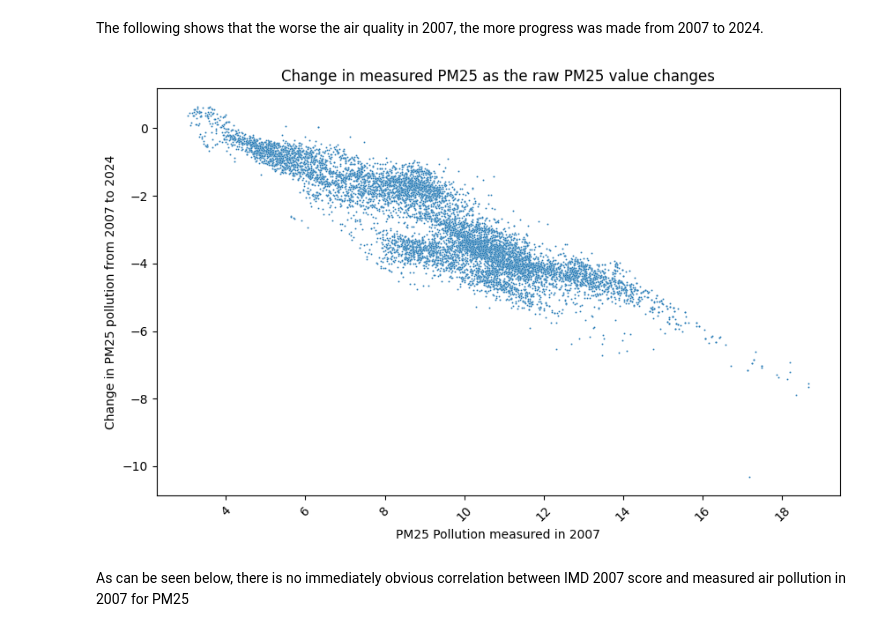
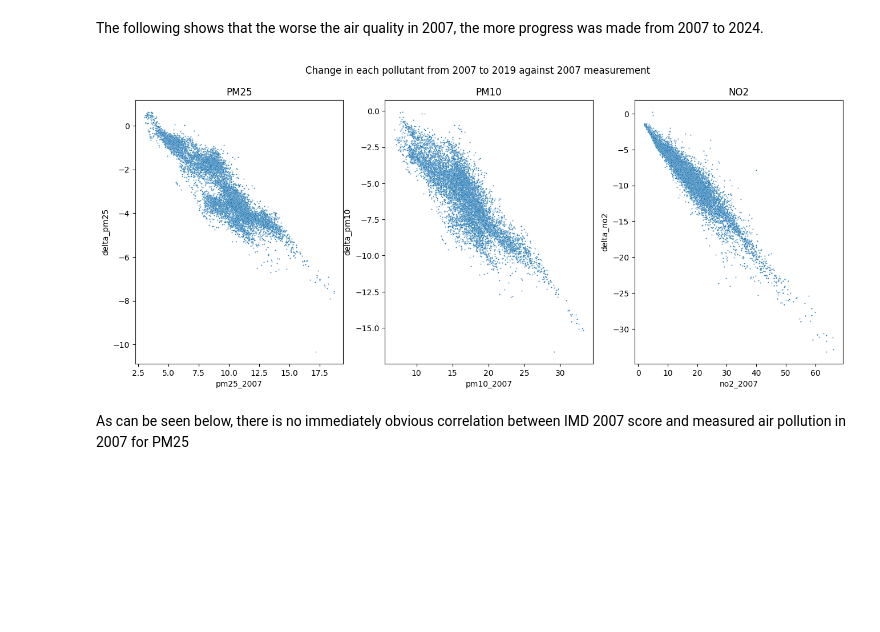
Before and after one commit to archie955/Environmental_Analysis, a Jupyter notebook: analysis.ipynb, the cells around one changed output. Drawn from its saved outputs; the diff is of its cells as text; code cells hidden in the pictures; blank space fills up the shorter version.

Commit message:
finalised format, now just add data

```diff
--- a/analysis.ipynb
+++ b/analysis.ipynb
@@ -60,18 +60,29 @@ The following shows that the worse the air quality in 2007, the more progress wa
 # %%
 import seaborn as sns
 import matplotlib.pyplot as plt
 %matplotlib inline
 
-plt.figure(figsize=(10,6))
-sns.scatterplot(data=df, x="pm25_2007", y="delta_pm25", s=2)
-plt.xticks(rotation=45)
-plt.xlabel("PM25 Pollution measured in 2007")
-plt.ylabel("Change in PM25 pollution from 2007 to 2024")
-plt.title("Change in measured PM25 as the 2007 PM25 value changes")
+x1 = "pm25_2007"
+x2 = "pm10_2007"
+x3 = "no2_2007"
+y1 = "delta_pm25"
+y2 = "delta_pm10"
+y3 = "delta_no2"
+
+fig, axs = plt.subplots(1, 3, figsize=(16,6))
+fig.suptitle("Change in each pollutant from 2007 to 2019 against 2007 measurement")
+
+axs[0].set_title("PM25")
+axs[1].set_title("PM10")
+axs[2].set_title("NO2")
+
+sns.scatterplot(data=df, ax=axs[0], x=x1, y=y1, s=2)
+sns.scatterplot(data=df, ax=axs[1], x=x2, y=y2, s=2)
+sns.scatterplot(data=df, ax=axs[2], x=x3, y=y3, s=2)
 
 plt.show()
 # %% [output]
-[figure, old version]
+[figure, new version]
 # %% [markdown]
 As can be seen below, there is no immediately obvious correlation between IMD 2007 score and measured air pollution in 2007 for PM25
 # %%
```
Also changed, not shown: parts of 21 cells of this notebook.
